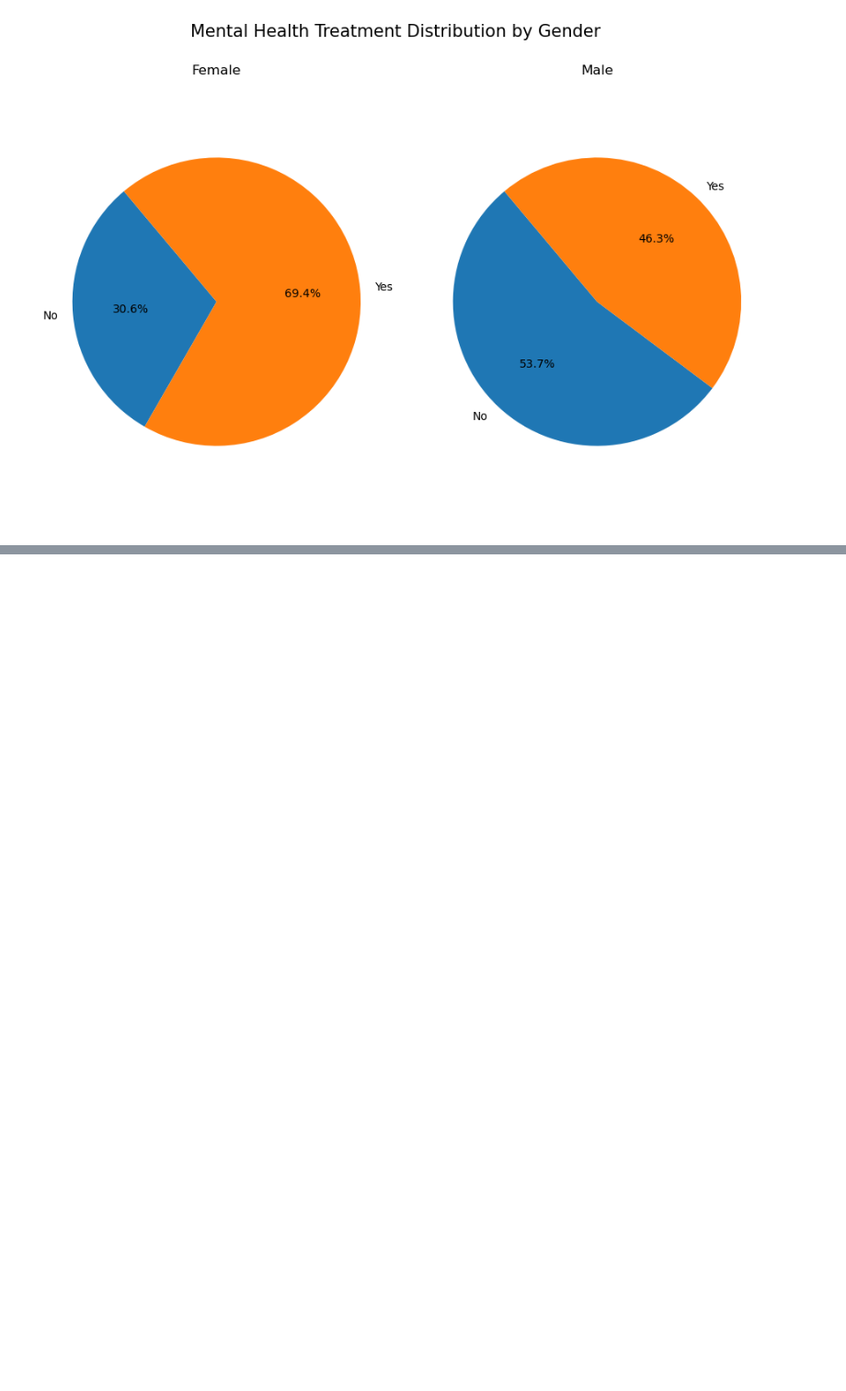
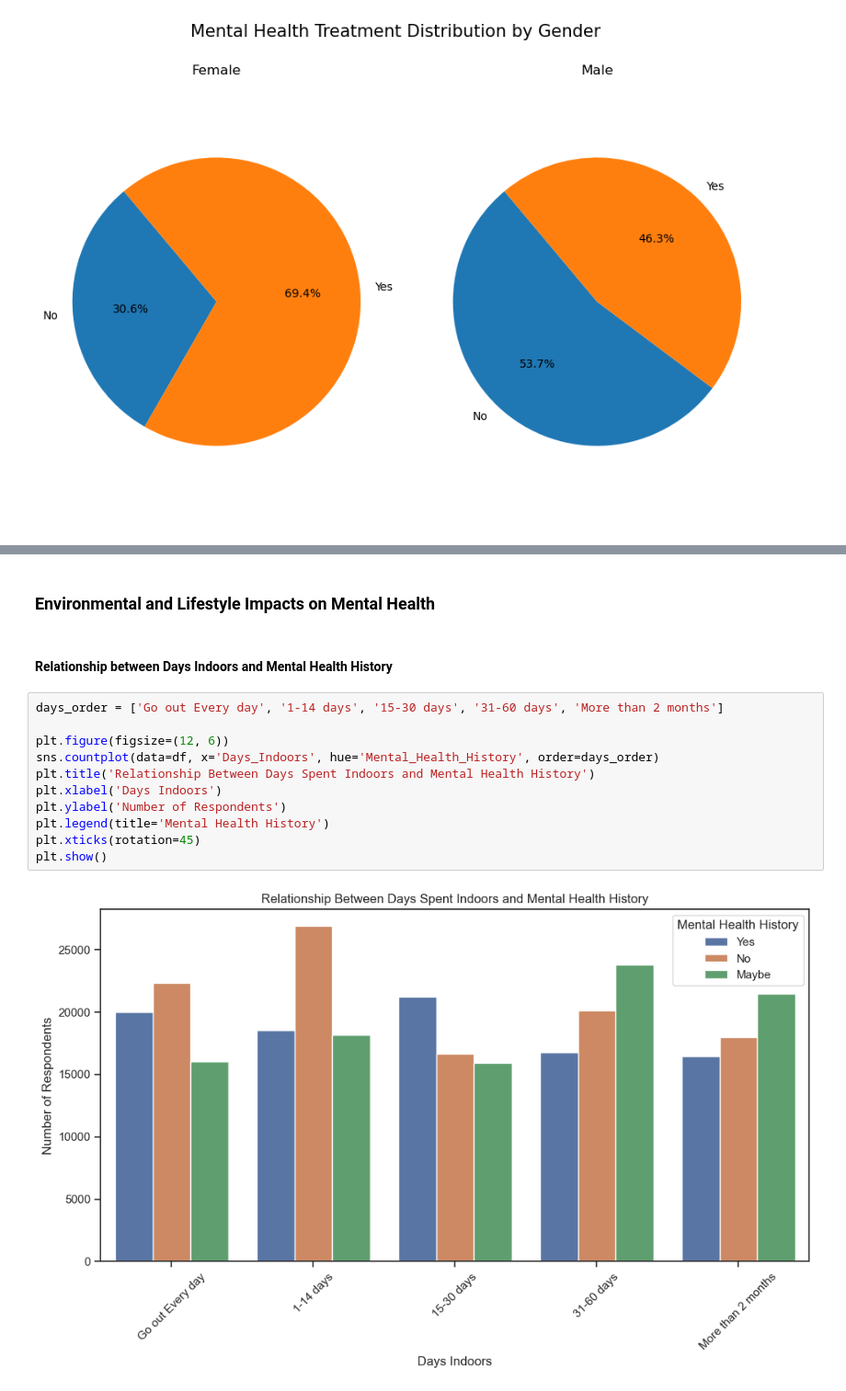
Before and after one commit to reneczka/mental-health, a Jupyter notebook: mental_health.ipynb, the cells around one changed output, grey strips where cells are left out. Shown: that part at 92% size. Cells and saved outputs as stored; diff of their text form; blank space fills up the shorter version.

```diff
--- a/mental_health.ipynb
+++ b/mental_health.ipynb
@@ -216,0 +244,17 @@ plt.show()
+# %% [markdown]
+### Environmental and Lifestyle Impacts on Mental Health
+# %% [markdown]
+#### Relationship between Days Indoors and Mental Health History
+# %%
+days_order = ['Go out Every day', '1-14 days', '15-30 days', '31-60 days', 'More than 2 months']
+
+plt.figure(figsize=(12, 6))
+sns.countplot(data=df, x='Days_Indoors', hue='Mental_Health_History', order=days_order)
+plt.title('Relationship Between Days Spent Indoors and Mental Health History')
+plt.xlabel('Days Indoors')
+plt.ylabel('Number of Respondents')
+plt.legend(title='Mental Health History')
+plt.xticks(rotation=45)
+plt.show()
+# %% [output]
+[figure, added]
```
Also changed, not shown: parts of 19 cells of this notebook, 6 other files.
